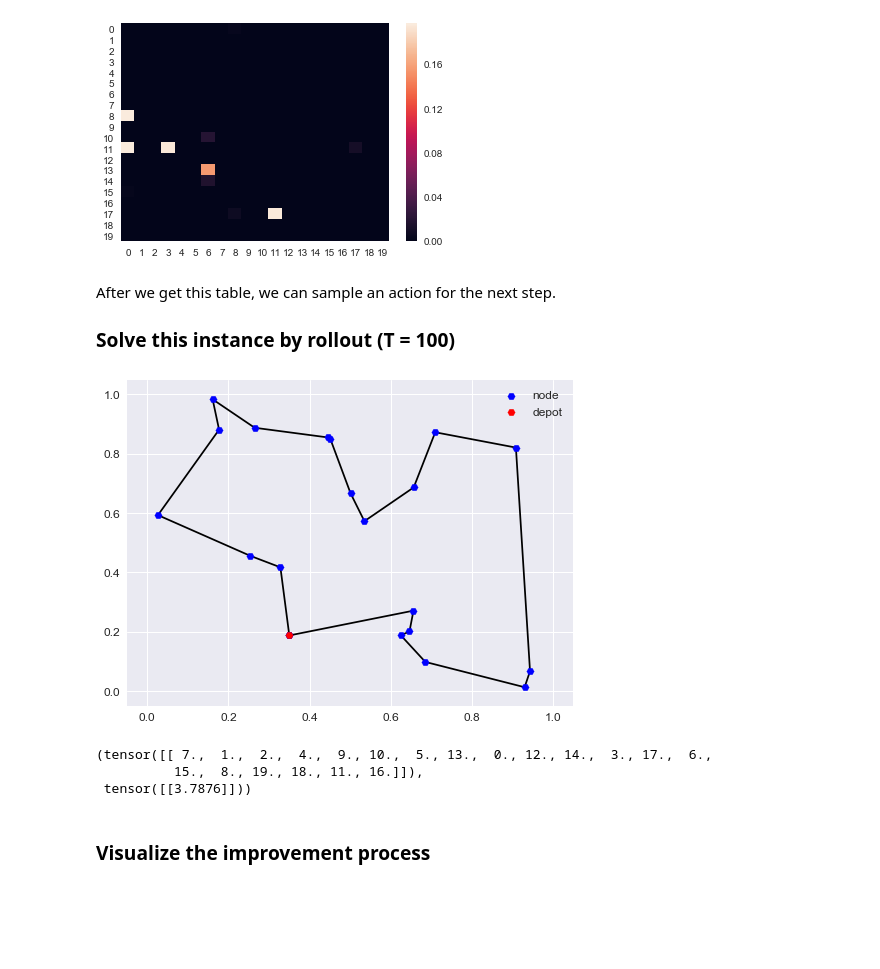
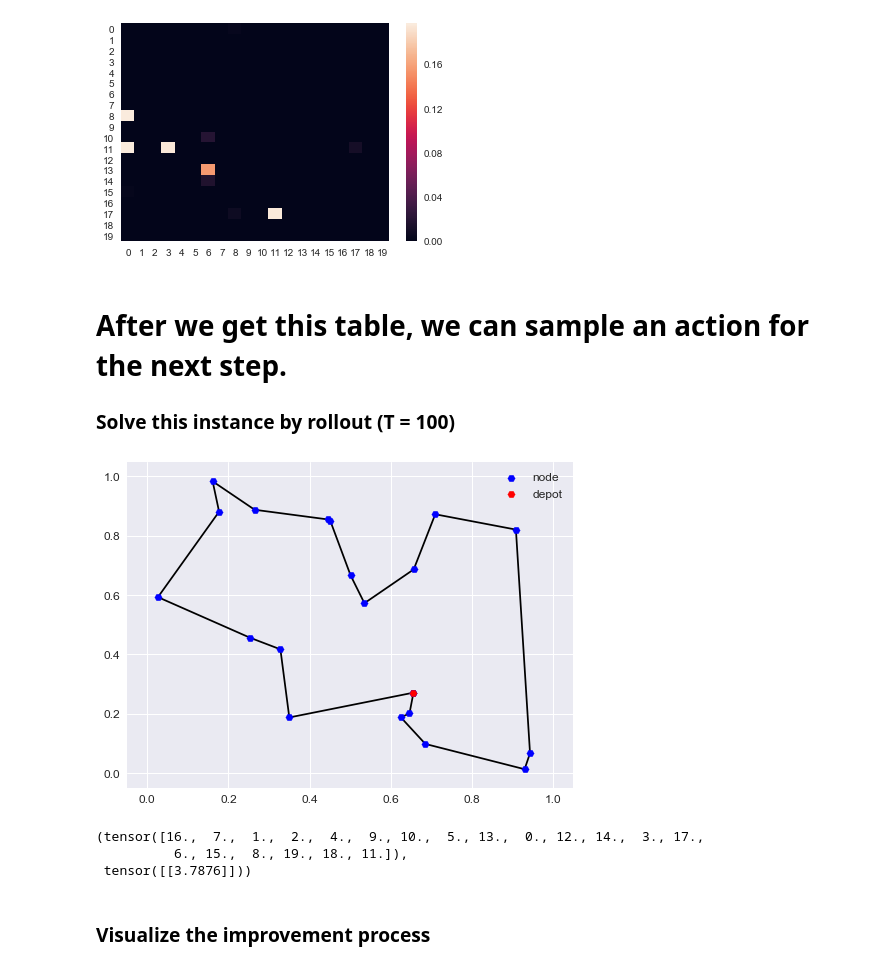
Before and after one commit to yining043/TSP-improve, a Jupyter notebook: Solving TSP with Improvement-base DRL.ipynb, the cells around one changed output. Cells and saved outputs as stored; diff of their text form; code cells hidden in the pictures; blank space fills up the shorter version.

```diff
--- a/Solving TSP with Improvement-base DRL.ipynb
+++ b/Solving TSP with Improvement-base DRL.ipynb
@@ -473,34 +472,34 @@ plt.show()
 # %% [output]
 [figure]
 # %% [markdown]
-After we get this table, we can sample an action for the next step.
+# After we get this table, we can sample an action for the next step.
 
 ### Solve this instance by rollout (T = 100)
 # %%
 from train import rollout
 x_input = move_to(instance, opts.device) # batch_size, graph_size, 2
 batch = move_to(instance, opts.device) # batch_size, graph_size, 2
 
 model.eval() # change to eval mode
 best_val, improvement, reward, history_solutions = rollout( problem,
                                                              model,
                                                              x_input,
                                                              instance,
                                                              solution,
                                                              cost,
                                                              opts,
                                                              100,
                                                              True,
                                                              True)
 
-best_solution = history_solutions[:,-1]
+best_solution = history_solutions[0][-1,:]
 plot_tour(best_solution, instance[0])
 
 best_solution, best_val
 # %% [output]
-[figure, old version]
+[figure, new version]
-(tensor([[ 7.,  1.,  2.,  4.,  9., 10.,  5., 13.,  0., 12., 14.,  3., 17.,  6.,
-          15.,  8., 19., 18., 11., 16.]]),
+(tensor([16.,  7.,  1.,  2.,  4.,  9., 10.,  5., 13.,  0., 12., 14.,  3., 17.,
+          6., 15.,  8., 19., 18., 11.]),
  tensor([[3.7876]]))
 # %% [markdown]
 ### Visualize the improvement process
```
Also changed, not shown: parts of 6 cells of this notebook, 9 other files.
